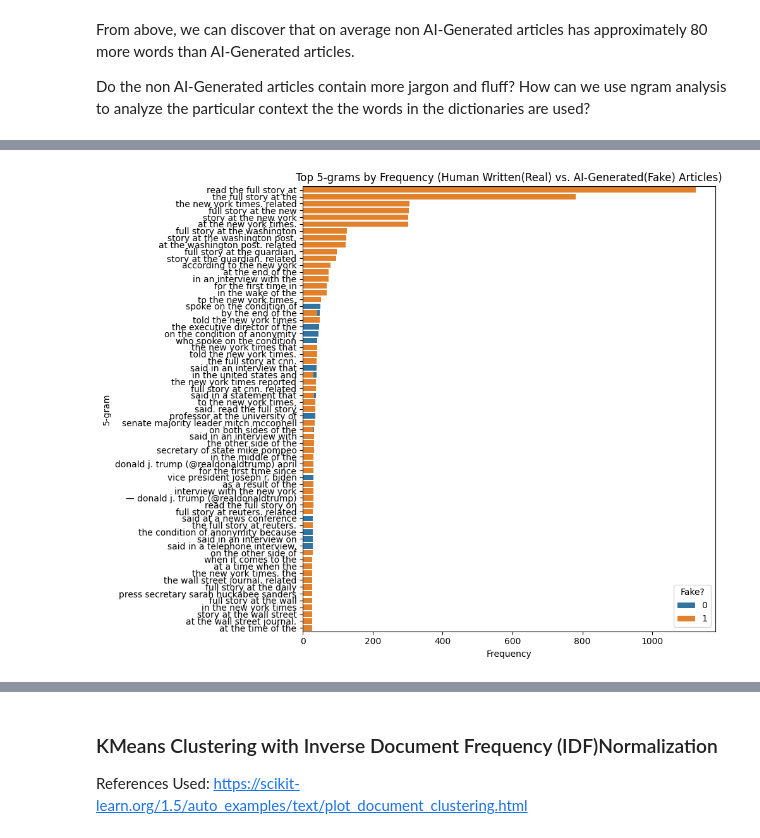
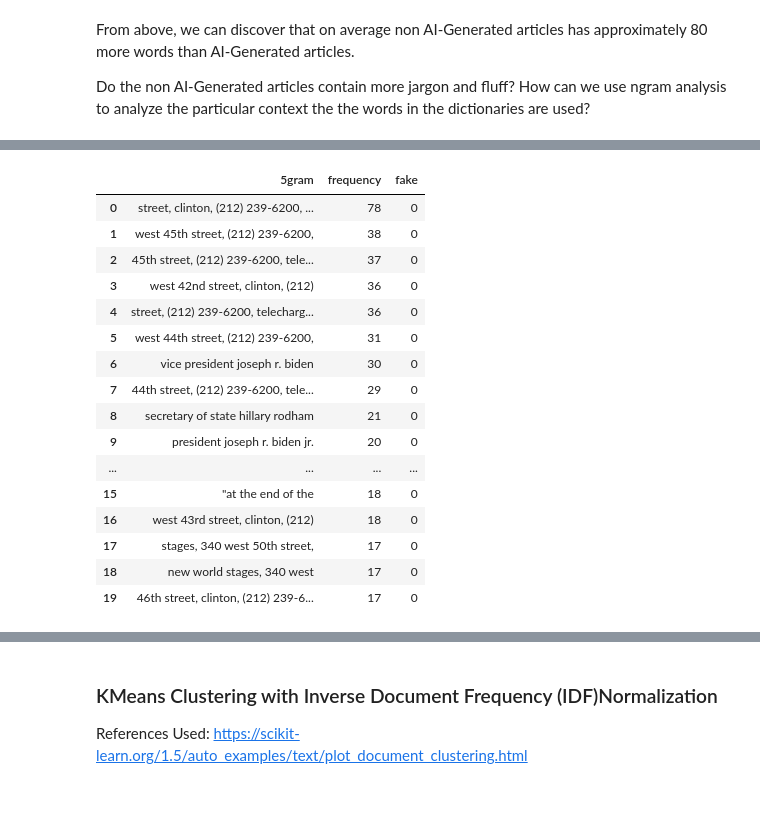
Before and after one commit to mekam790/ai4allc6g3, a Jupyter notebook: data_cleaning_ying.ipynb, the cells around one changed output, grey strips where cells are left out. Cells and saved outputs as stored; diff of their text form; code cells hidden in the pictures; blank space fills up the shorter version.

```diff
--- a/data_cleaning_ying.ipynb
+++ b/data_cleaning_ying.ipynb
@@ -277,19 +364,45 @@ top75 = merged_unprocessed.head(75)
+# %%
+fivegram_unique_real.sort_values(by="frequency", ascending = False, inplace=True)
+fivegram_unique_real.reset_index(inplace=True, drop=True)
+fivegram_unique_real.head(20)
+# %% [output]
+|  | 5gram | frequency | fake |
+| 0 | street, clinton, (212) 239-6200, ... | 78 | 0 |
+| 1 | west 45th street, (212) 239-6200, | 38 | 0 |
+| 2 | 45th street, (212) 239-6200, tele... | 37 | 0 |
+| 3 | west 42nd street, clinton, (212) | 36 | 0 |
+| 4 | street, (212) 239-6200, telecharg... | 36 | 0 |
+| 5 | west 44th street, (212) 239-6200, | 31 | 0 |
+| 6 | vice president joseph r. biden | 30 | 0 |
+| 7 | 44th street, (212) 239-6200, tele... | 29 | 0 |
+| 8 | secretary of state hillary rodham | 21 | 0 |
+| 9 | president joseph r. biden jr. | 20 | 0 |
+| ... | ... | ... | ... |
+| 15 | "at the end of the | 18 | 0 |
+| 16 | west 43rd street, clinton, (212) | 18 | 0 |
+| 17 | stages, 340 west 50th street, | 17 | 0 |
+| 18 | new world stages, 340 west | 17 | 0 |
+| 19 | 46th street, clinton, (212) 239-6... | 17 | 0 |
 # %%
-plt.figure(figsize=(10, 8))
+# top65 = pd.DataFrame(top75.iloc[11:,:])
+# top65.reset_index(inplace=True, drop=True)
+# top65
+# plt.figure(figsize=(10, 8))
 
-sns.barplot(
-    data=top75,
-    x="frequency",
-    y="5gram",
-    hue="fake",
-    dodge=False
-)
+# gram_freq_plot = sns.barplot(
+#     data=top65,
+#     x="frequency",
+#     y="5gram",
+#     hue="fake",
+#     dodge=False
+# )
 
-plt.title("Top 5-grams by Frequency (Human Written(Real) vs. AI-Generated(Fake) Articles)")
-plt.xlabel("Frequency")
-plt.ylabel("5-gram")
-plt.legend(title="Fake?")
-plt.tight_layout()
-plt.show()
+# for container in gram_freq_plot.containers:
+#     gram_freq_plot.bar_label(container, fmt='{:,.0f}')
+
+# plt.title("Top 5-grams by Frequency (Human Written(Real) vs. AI-Generated(Fake) Articles)")
+# plt.xlabel("Frequency")
+# plt.ylabel("5-gram")
+# plt.legend(title="Fake?")
+# plt.tight_layout()
+# plt.show()
-# %% [output]
-[figure, removed]
```
Also changed, not shown: parts of 34 cells of this notebook.
